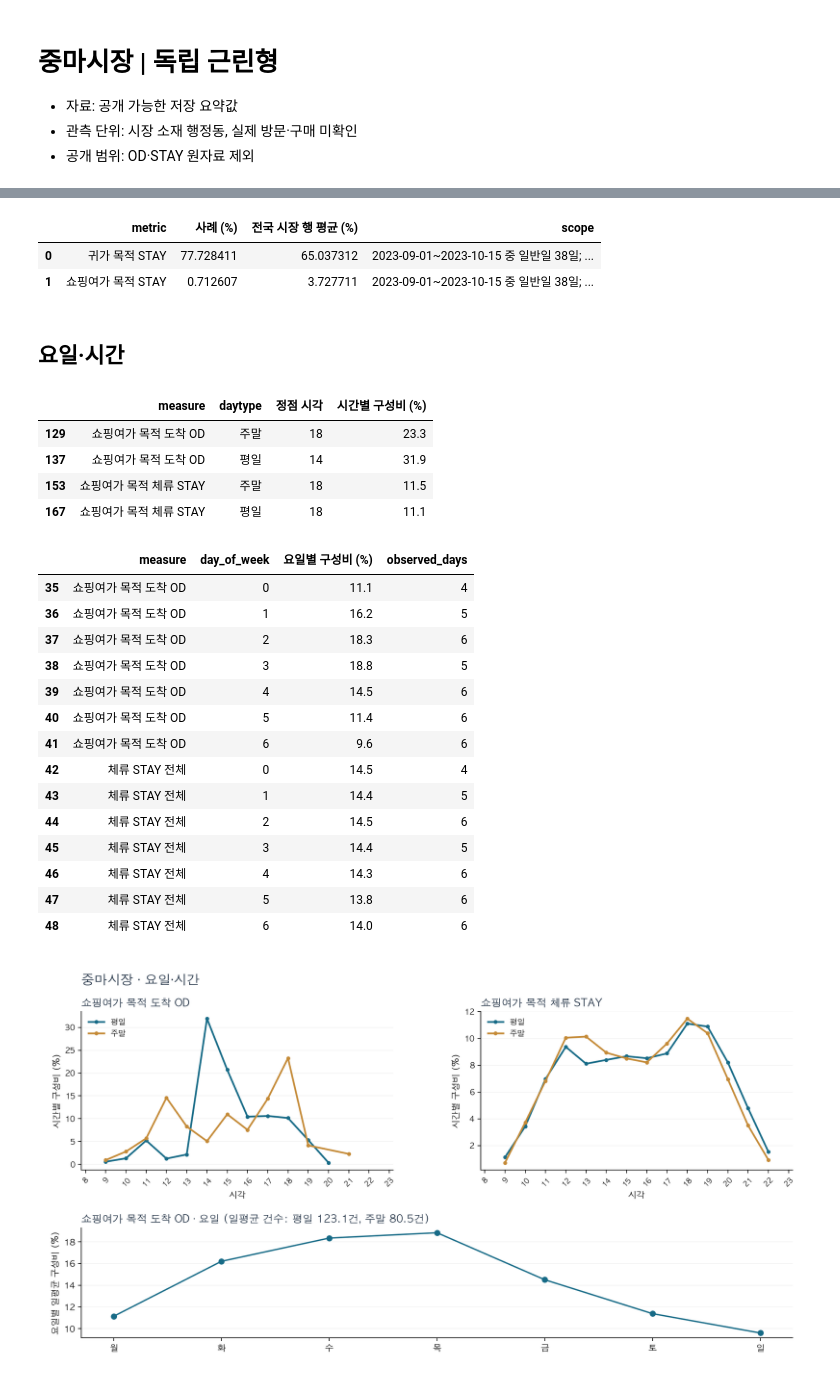
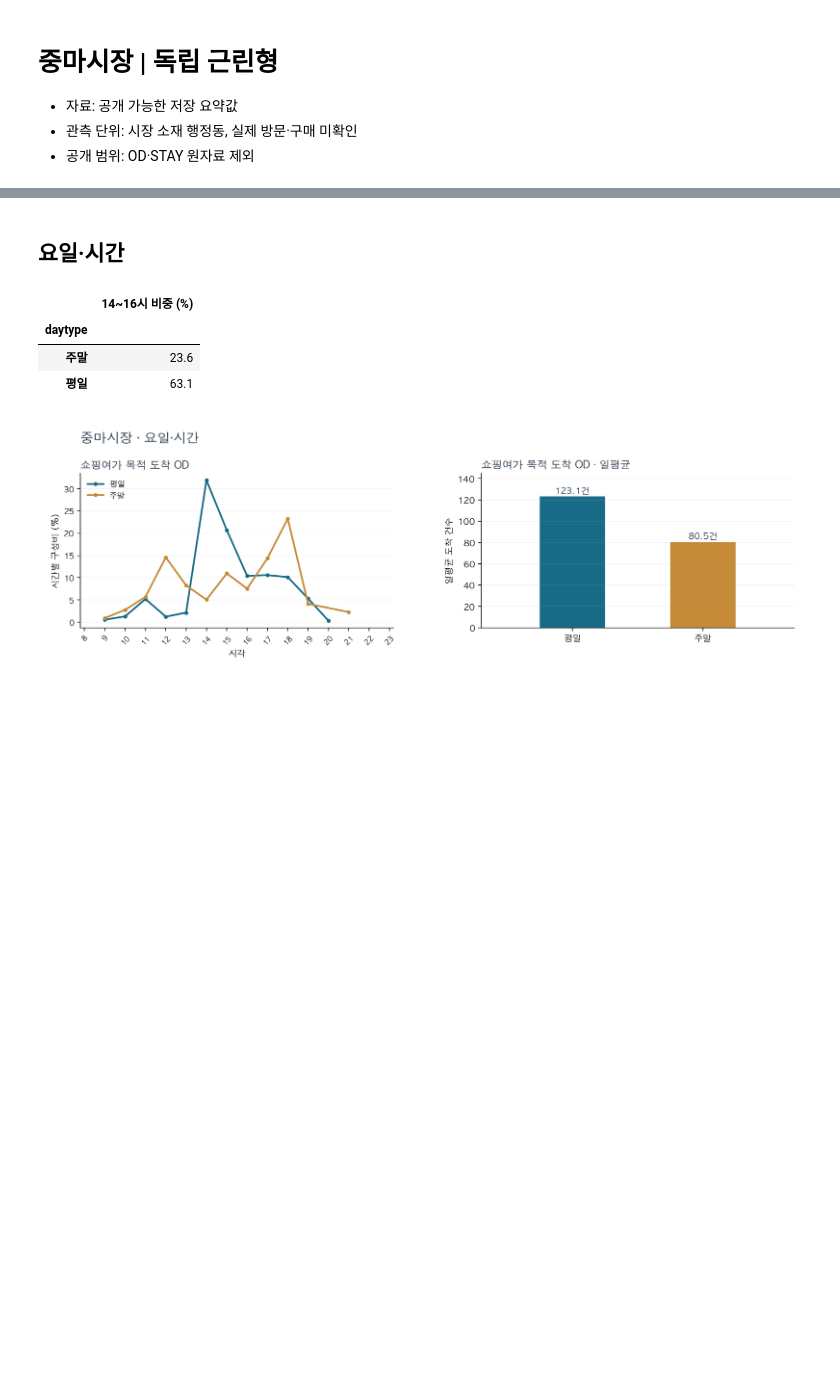
Before and after one commit to hyun8838/bc-market-analysis, a Jupyter notebook: code/08_Jungma.ipynb, the cells around one changed output, grey strips where cells are left out. Cells and saved outputs as stored; diff of their text form; code cells hidden in the pictures; blank space fills up the shorter version.

```diff
--- a/code/08_Jungma.ipynb
+++ b/code/08_Jungma.ipynb
@@ -56,51 +38,17 @@ display(Image(filename=str(FIGS / "fig_v4_2b_jungma_nearby.png")))
-# %%
-stay = STAY
-selected = stay.loc[stay["case"].eq(CASE),
-                    ["metric", "case_share", "national_market_row_mean", "scope"]].copy()
-selected[["case_share", "national_market_row_mean"]] *= 100
-display(selected.rename(columns={"case_share":"사례 (%)",
-                                  "national_market_row_mean":"전국 시장 행 평균 (%)"}))
-# %% [output]
-|  | metric | 사례 (%) | 전국 시장 행 평균 (%) | scope |
-| 0 | 귀가 목적 STAY | 77.728411 | 65.037312 | 2023-09-01~2023-10-15 중 일반일 38일; ... |
-| 1 | 쇼핑여가 목적 STAY | 0.712607 | 3.727711 | 2023-09-01~2023-10-15 중 일반일 38일; ... |
 # %% [markdown]
 ## 요일·시간
 # %%
-hourly = HOUR.loc[HOUR["case"].eq(CASE)].copy()
-peaks = hourly.loc[hourly.groupby(["measure", "daytype"])["hour_share"].idxmax(),
-                   ["measure", "daytype", "hour", "hour_share"]].copy()
-peaks["hour_share"] = (peaks["hour_share"] * 100).round(1)
-display(peaks.rename(columns={"hour":"정점 시각", "hour_share":"시간별 구성비 (%)"}))
-weekday = WEEK.loc[WEEK["case"].eq(CASE)].copy()
-weekday["요일별 구성비 (%)"] = weekday.groupby("measure")["daily_index"].transform(
-    lambda values: values / values.sum() * 100
-).round(1)
-display(weekday[["measure", "day_of_week", "요일별 구성비 (%)", "observed_days"]])
+hourly = HOUR.loc[HOUR["case"].eq(CASE) & HOUR["measure"].eq("쇼핑여가 목적 도착 OD")].copy()
+afternoon = hourly.loc[hourly["hour"].between(14, 16)].groupby("daytype")["hour_share"].sum() * 100
+display(afternoon.round(1).rename("14~16시 비중 (%)").to_frame())
 plot_time_weekday(CASE)
 display(Image(filename=str(FIGS / TIME_FIGURES[CASE])))
 # %% [output]
-|  | measure | daytype | 정점 시각 | 시간별 구성비 (%) |
-| 129 | 쇼핑여가 목적 도착 OD | 주말 | 18 | 23.3 |
-| 137 | 쇼핑여가 목적 도착 OD | 평일 | 14 | 31.9 |
-| 153 | 쇼핑여가 목적 체류 STAY | 주말 | 18 | 11.5 |
-| 167 | 쇼핑여가 목적 체류 STAY | 평일 | 18 | 11.1 |
+|  | 14~16시 비중 (%) |
+| daytype |  |
+| 주말 | 23.6 |
+| 평일 | 63.1 |
-|  | measure | day_of_week | 요일별 구성비 (%) | observed_days |
-| 35 | 쇼핑여가 목적 도착 OD | 0 | 11.1 | 4 |
-| 36 | 쇼핑여가 목적 도착 OD | 1 | 16.2 | 5 |
-| 37 | 쇼핑여가 목적 도착 OD | 2 | 18.3 | 6 |
-| 38 | 쇼핑여가 목적 도착 OD | 3 | 18.8 | 5 |
-| 39 | 쇼핑여가 목적 도착 OD | 4 | 14.5 | 6 |
-| 40 | 쇼핑여가 목적 도착 OD | 5 | 11.4 | 6 |
-| 41 | 쇼핑여가 목적 도착 OD | 6 | 9.6 | 6 |
-| 42 | 체류 STAY 전체 | 0 | 14.5 | 4 |
-| 43 | 체류 STAY 전체 | 1 | 14.4 | 5 |
-| 44 | 체류 STAY 전체 | 2 | 14.5 | 6 |
-| 45 | 체류 STAY 전체 | 3 | 14.4 | 5 |
-| 46 | 체류 STAY 전체 | 4 | 14.3 | 6 |
-| 47 | 체류 STAY 전체 | 5 | 13.8 | 6 |
-| 48 | 체류 STAY 전체 | 6 | 14.0 | 6 |
-[figure, old version]
+[figure, new version]
 # %% [markdown]
 ## 제안
 
```
Also changed, not shown: parts of 7 cells of this notebook, 5 other files.
